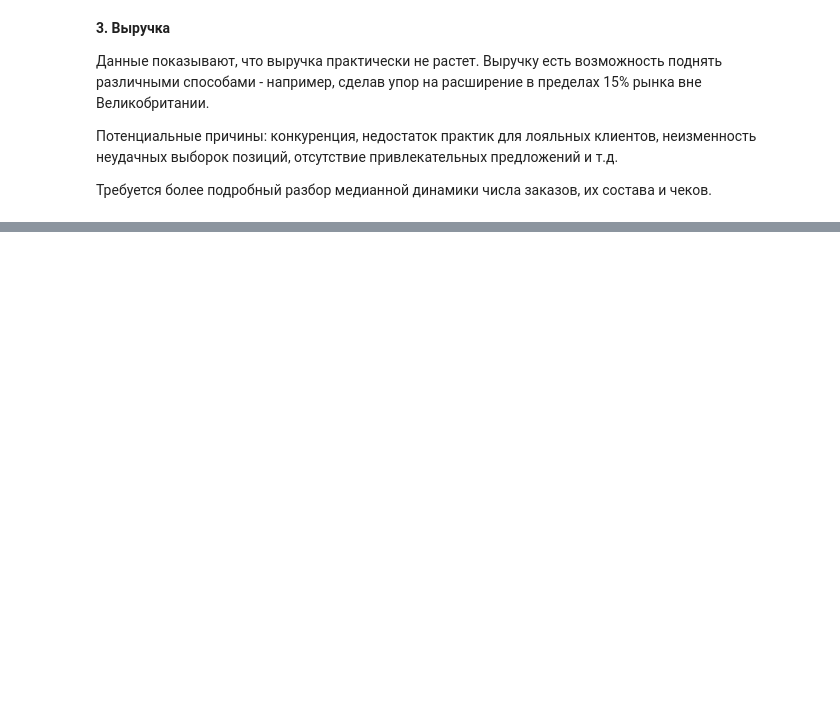
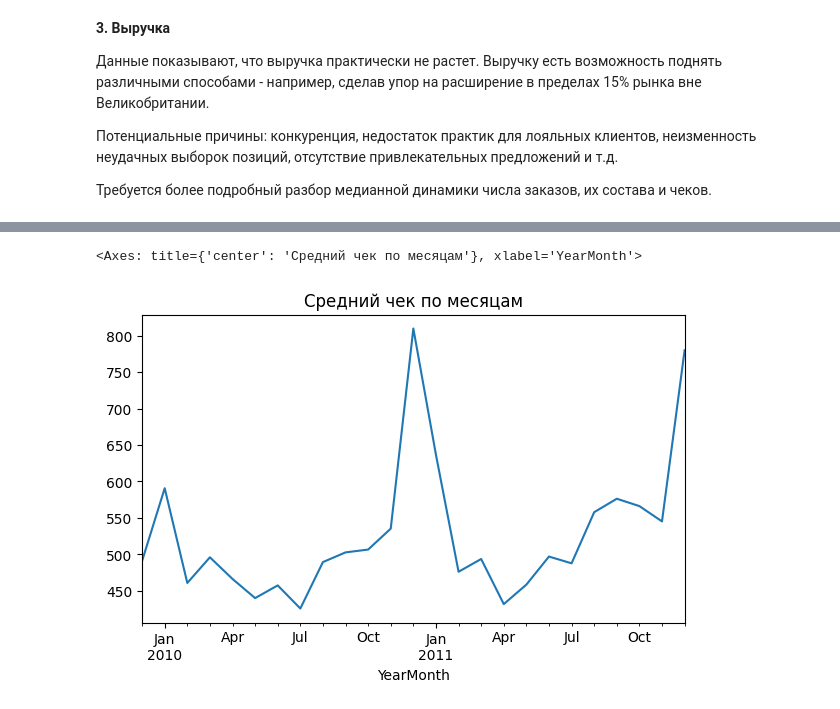
Before and after one commit to z0etar0twh/online-retail-analysis, a Jupyter notebook: online-retail-analysis.ipynb, the cells around one changed output, grey strips where cells are left out. Saved outputs shown, nothing was run; the diff lists cells and outputs as text; code cells hidden in the pictures; blank space fills up the shorter version.

```diff
--- a/online-retail-analysis.ipynb
+++ b/online-retail-analysis.ipynb
@@ -224,0 +272,7 @@ UK делает 85% выручки компании -> она сильно це
+# %%
+monthly = pd.DataFrame({
+    'orders': orders_by_month, #количество заказов
+    'revenue': revenue_by_month, #выручка
+    'avg_check': avg_check #средний чек
+})
+monthly
@@ -224,0 +298,9 @@ UK делает 85% выручки компании -> она сильно це
+# %%
+quantity_by_month = df_clean.groupby('YearMonth')['Quantity'].sum() #количество айтемов
+# %%
+units_per_order = quantity_by_month / orders_by_month #среднее число заказов
+price_per_unit = revenue_by_month / quantity_by_month #средняя цена айтема
+# %%
+monthly['units_per_order'] = units_per_order
+monthly['price_per_unit'] = price_per_unit
+monthly
@@ -224,0 +326,5 @@ UK делает 85% выручки компании -> она сильно це
+# %%
+monthly['avg_check'].plot(title='Средний чек по месяцам', figsize=(7,4))
+# %% [output]
+<Axes: title={'center': 'Средний чек по месяцам'}, xlabel='YearMonth'>
+[figure, added]
```
Also changed, not shown: parts of 12 cells of this notebook.
